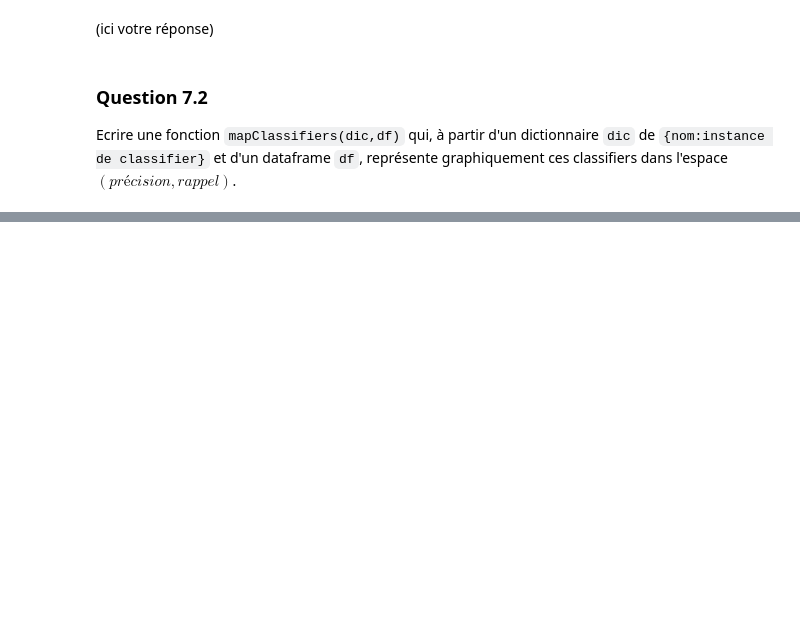
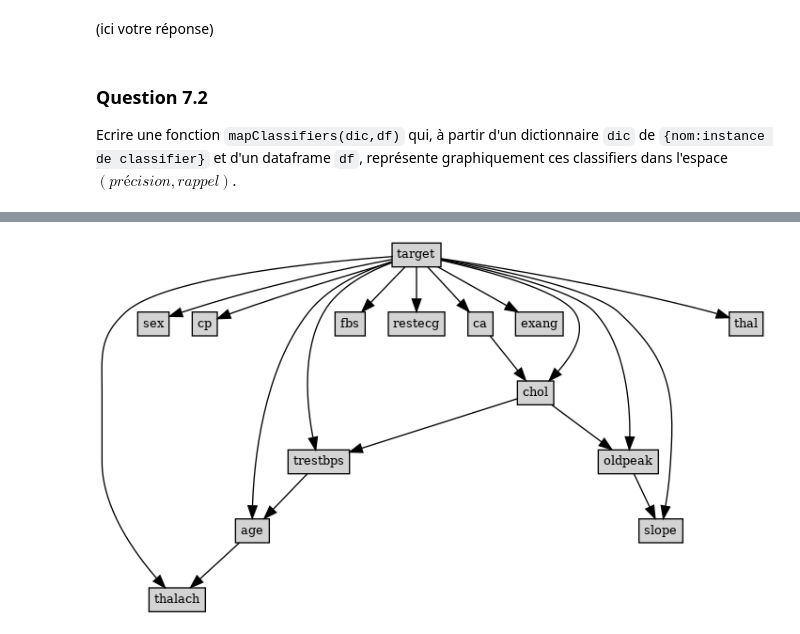
Before and after one commit to hanouticelina/probabilistic-classification, a Jupyter notebook: test_notebook.ipynb, the cells around one changed output, grey strips where cells are left out. Saved outputs shown, nothing was run; the diff lists cells and outputs as text; code cells hidden in the pictures; blank space fills up the shorter version.

```diff
--- a/test_notebook.ipynb
+++ b/test_notebook.ipynb
@@ -552,0 +666,5 @@ projet.mapClassifiers({"1":projet.APrioriClassifier(),
+# %%
+tan=projet.MAPTANClassifier(train)
+tan.draw()
+# %% [output]
+[figure, added]
```
Also changed, not shown: parts of 38 cells of this notebook, 2 other files.
